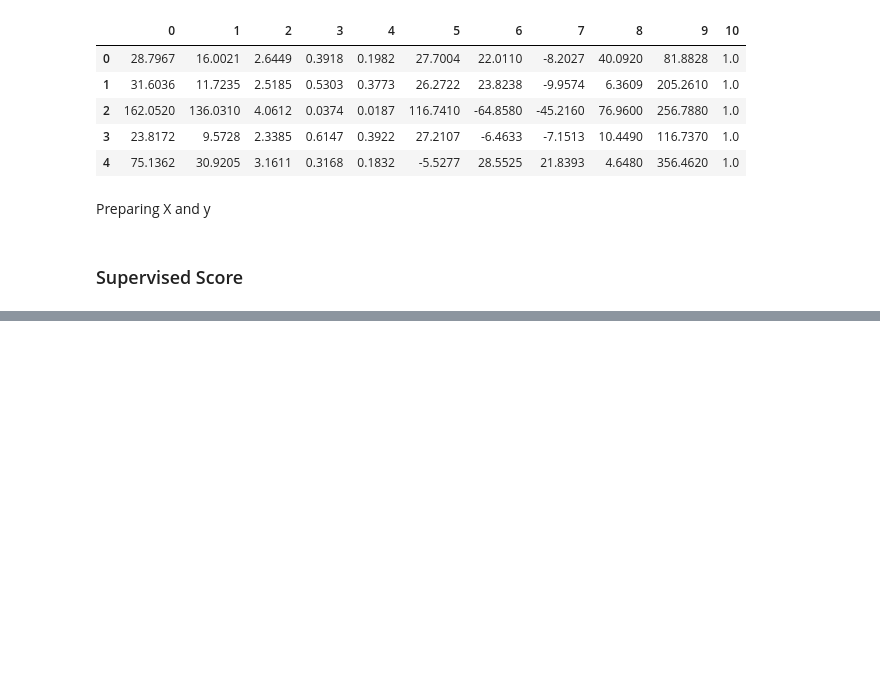
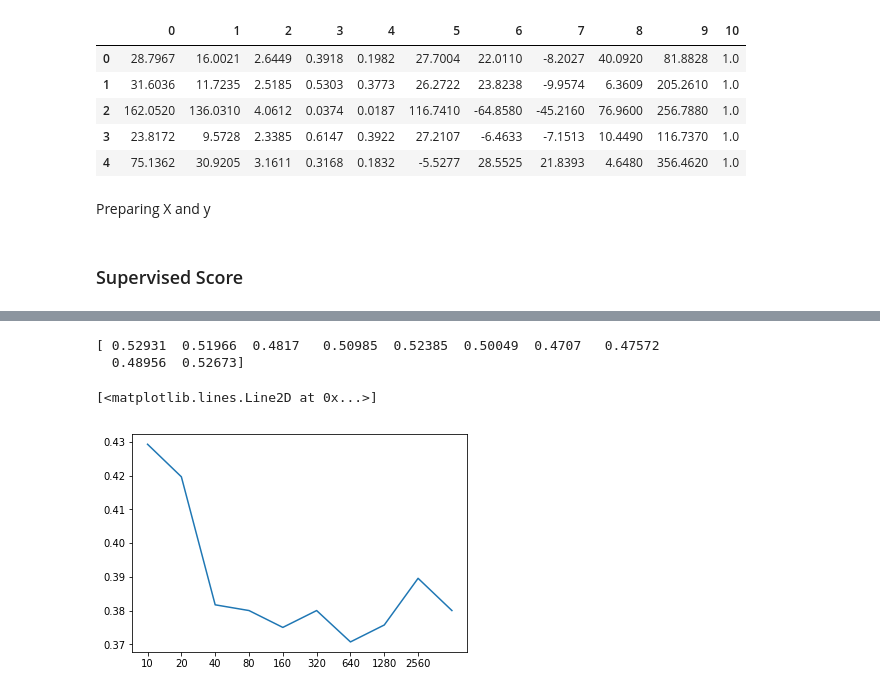
Before and after one commit to live-wire/MachineLearningExercises, a Jupyter notebook: ex2/ex2.ipynb, the cells around one changed output, grey strips where cells are left out. Cells and saved outputs as stored; diff of their text form; code cells hidden in the pictures; blank space fills up the shorter version.

```diff
--- a/ex2/ex2.ipynb
+++ b/ex2/ex2.ipynb
@@ -46,0 +248,22 @@ Now splitting data to
+# %%
+import pandas as pd
+
+df = pd.read_csv(filename)
+data = df.as_matrix()
+
+
+z = np.mean(data,axis=0)
+print(z)
+z[3] = 0.48
+z[4] = 0.475
+z[5] = 0.48
+z[9] = 0.48
+
+z = z-0.1
+plt.xticks(range(0,len(unlabelled)), unlabelled)
+plt.plot(z)
+# %% [output]
+[ 0.52931  0.51966  0.4817   0.50985  0.52385  0.50049  0.4707   0.47572
+  0.48956  0.52673]
+[<matplotlib.lines.Line2D at 0x...>]
+[figure, added]
```
Also changed, not shown: parts of 11 cells of this notebook, 1 other file.
